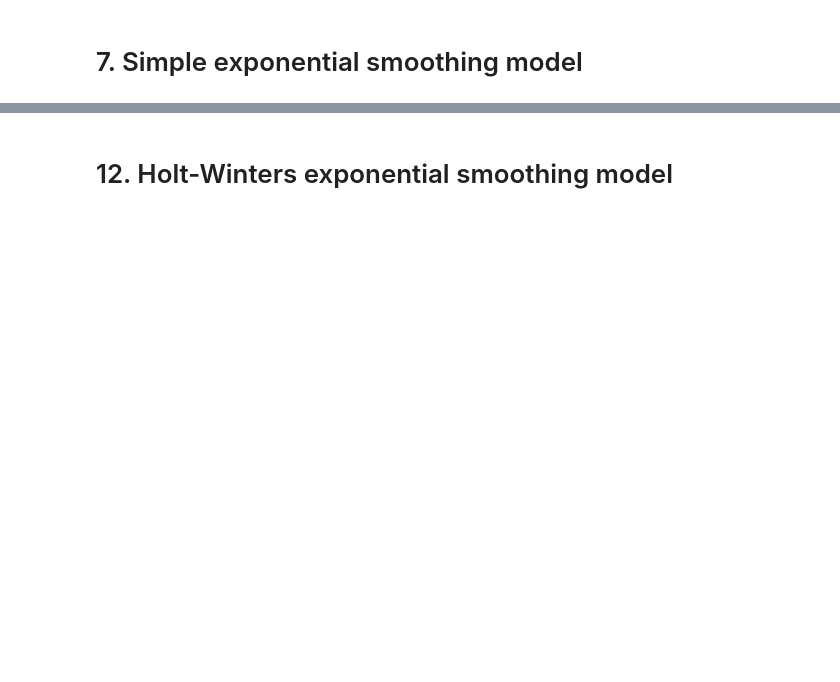
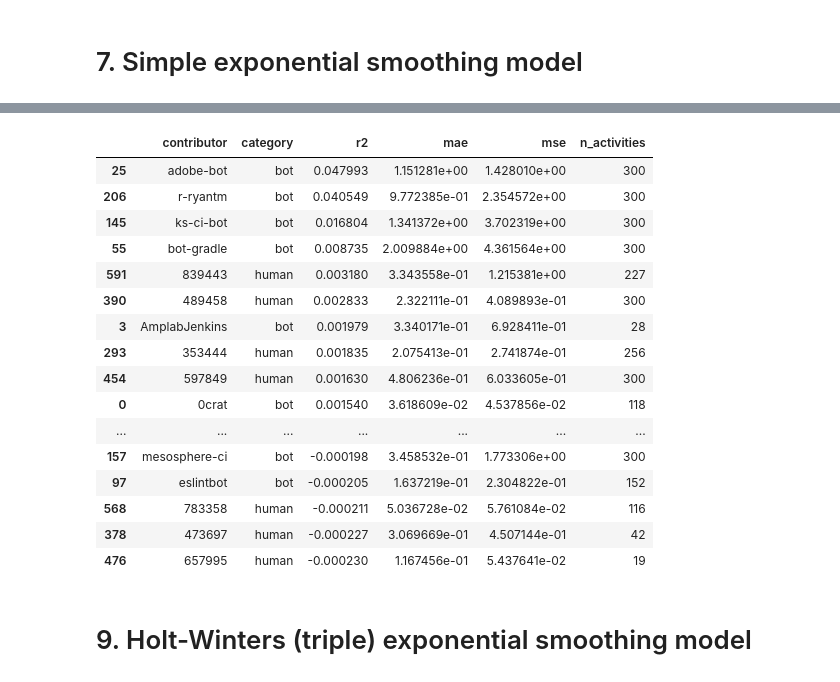
Before and after one commit to uhourri/GH-Bots-API, a Jupyter notebook: code/Models comparing using time sequences.ipynb, the cells around one changed output, grey strips where cells are left out. Cells and saved outputs as stored; diff of their text form; code cells hidden in the pictures; blank space fills up the shorter version.

```diff
--- a/code/Models comparing using time sequences.ipynb
+++ b/code/Models comparing using time sequences.ipynb
@@ -546,0 +601,54 @@ uc_results.to_csv('../eval-rest/uc_model_metrics.csv', index=False)
+# %%
+def des_model(contributor):
+
+    print(contributor['contributor'].iloc[0])
+
+    # Spliting the data into training and testing sets for time series forecasting, using a time-based split with split size = 0.9
+    train, test = (
+        contributor.apply(lambda x: x[:int(0.9*len(x))]),
+        contributor.apply(lambda x: x[int(0.9*len(x)):])
+    )
+
+    # Set the frequency of the index to hourly
+    train.index.freq = 'H'
+
+    # Fit the model
+    model = Holt(train['n_activities'], initialization_method='estimated').fit(method='L-BFGS-B')
+
+    # Forecast the test set
+    predictions = model.predict(start=len(train), end=len(train)+len(test)-1)
+
+    # Create a series for evaluation metrics and sum of activities
+    metrics = pd.Series({
+        'contributor': contributor['contributor'].iloc[0],
+        'category': contributor['category'].iloc[0],
+        'r2': r2_score(test['n_activities'], predictions),
+        'mae': mean_absolute_error(test['n_activities'], predictions),
+        'mse': mean_squared_error(test['n_activities'], predictions),
+        'n_activities': contributor['n_activities'].sum()
+    })
+
+    return metrics
+# %%
+# Apply the function to each contributor
+des_results = data.groupby(['category', 'contributor']).apply(des_model).reset_index(drop=True)
+# %%
+des_results.sort_values(by='r2', ascending=False).head(40)
+# %% [output]
+|  | contributor | category | r2 | mae | mse | n_activities |
+| 25 | adobe-bot | bot | 0.047993 | 1.151281e+00 | 1.428010e+00 | 300 |
+| 206 | r-ryantm | bot | 0.040549 | 9.772385e-01 | 2.354572e+00 | 300 |
+| 145 | ks-ci-bot | bot | 0.016804 | 1.341372e+00 | 3.702319e+00 | 300 |
+| 55 | bot-gradle | bot | 0.008735 | 2.009884e+00 | 4.361564e+00 | 300 |
+| 591 | 839443 | human | 0.003180 | 3.343558e-01 | 1.215381e+00 | 227 |
+| 390 | 489458 | human | 0.002833 | 2.322111e-01 | 4.089893e-01 | 300 |
+| 3 | AmplabJenkins | bot | 0.001979 | 3.340171e-01 | 6.928411e-01 | 28 |
+| 293 | 353444 | human | 0.001835 | 2.075413e-01 | 2.741874e-01 | 256 |
+| 454 | 597849 | human | 0.001630 | 4.806236e-01 | 6.033605e-01 | 300 |
+| 0 | 0crat | bot | 0.001540 | 3.618609e-02 | 4.537856e-02 | 118 |
+| ... | ... | ... | ... | ... | ... | ... |
+| 157 | mesosphere-ci | bot | -0.000198 | 3.458532e-01 | 1.773306e+00 | 300 |
+| 97 | eslintbot | bot | -0.000205 | 1.637219e-01 | 2.304822e-01 | 152 |
+| 568 | 783358 | human | -0.000211 | 5.036728e-02 | 5.761084e-02 | 116 |
+| 378 | 473697 | human | -0.000227 | 3.069669e-01 | 4.507144e-01 | 42 |
+| 476 | 657995 | human | -0.000230 | 1.167456e-01 | 5.437641e-02 | 19 |
@@ -547,2 +657,2 @@ uc_results.to_csv('../eval-rest/uc_model_metrics.csv', index=False)
 # %% [markdown]
-# 12. Holt-Winters exponential smoothing model
+# 9. Holt-Winters (triple) exponential smoothing model
```
Also changed, not shown: parts of 11 cells of this notebook, 2 other files.
